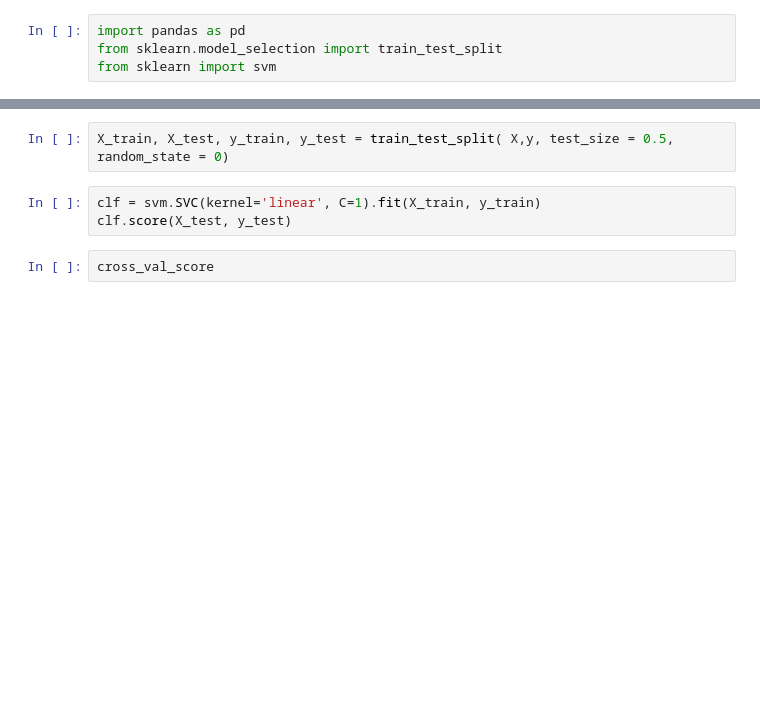
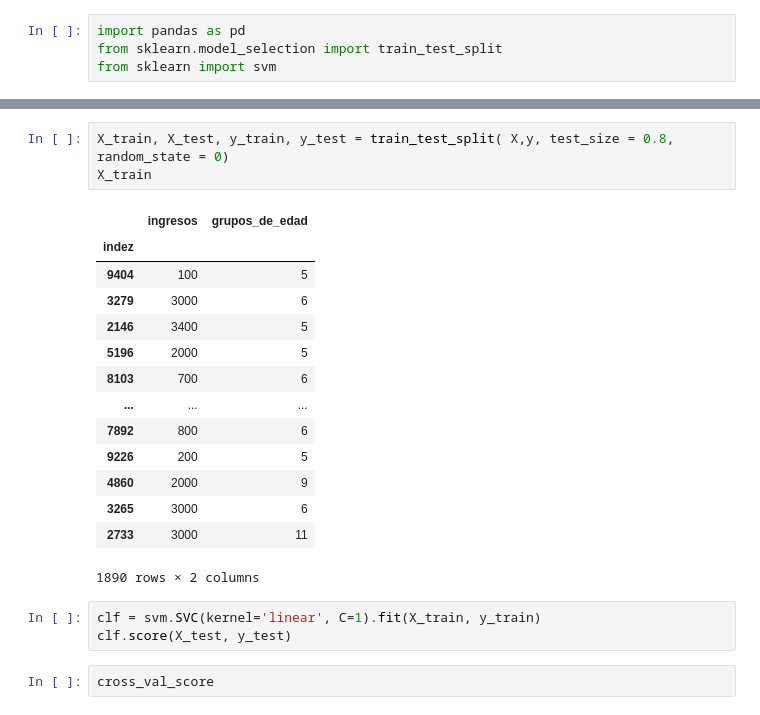
Before and after one commit to PES-BG-2025/proj-y-validacion_cruzada, a Jupyter notebook: cross_val.ipynb, the cells around one changed output, grey strips where cells are left out. Saved outputs shown, nothing was run; the diff lists cells and outputs as text; blank space fills up the shorter version.

```diff
--- a/cross_val.ipynb
+++ b/cross_val.ipynb
@@ -47,5 +45,21 @@ X, y
 # %%
-X_train, X_test, y_train, y_test = train_test_split( X,y, test_size = 0.5, random_state = 0)
+X_train, X_test, y_train, y_test = train_test_split( X,y, test_size = 0.8, random_state = 0)
+X_train
+# %% [output]
+|  | ingresos | grupos_de_edad |
+| indez |  |  |
+| 9404 | 100 | 5 |
+| 3279 | 3000 | 6 |
+| 2146 | 3400 | 5 |
+| 5196 | 2000 | 5 |
+| 8103 | 700 | 6 |
+| ... | ... | ... |
+| 7892 | 800 | 6 |
+| 9226 | 200 | 5 |
+| 4860 | 2000 | 9 |
+| 3265 | 3000 | 6 |
+| 2733 | 3000 | 11 |
+1890 rows × 2 columns
 # %%
 clf = svm.SVC(kernel='linear', C=1).fit(X_train, y_train)
 clf.score(X_test, y_test)
```
Also changed, not shown: parts of 4 cells of this notebook, 4 other files.
